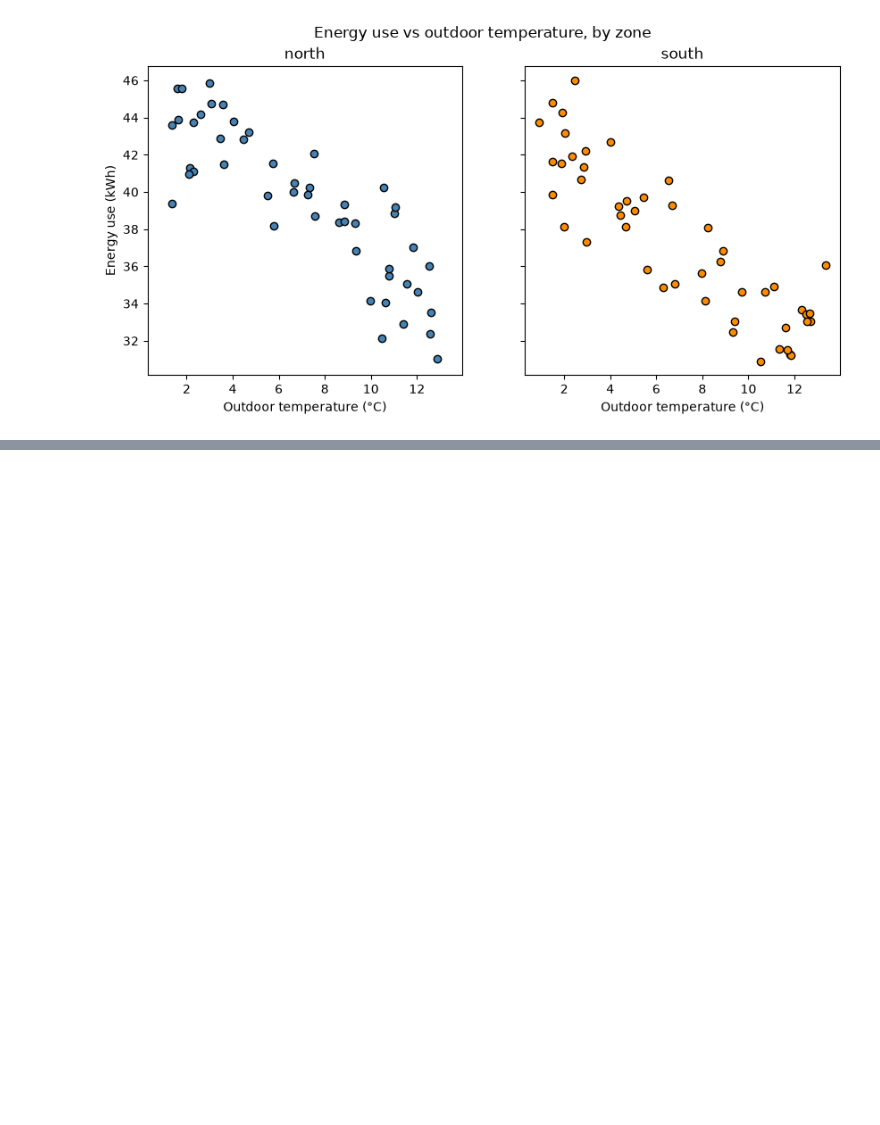
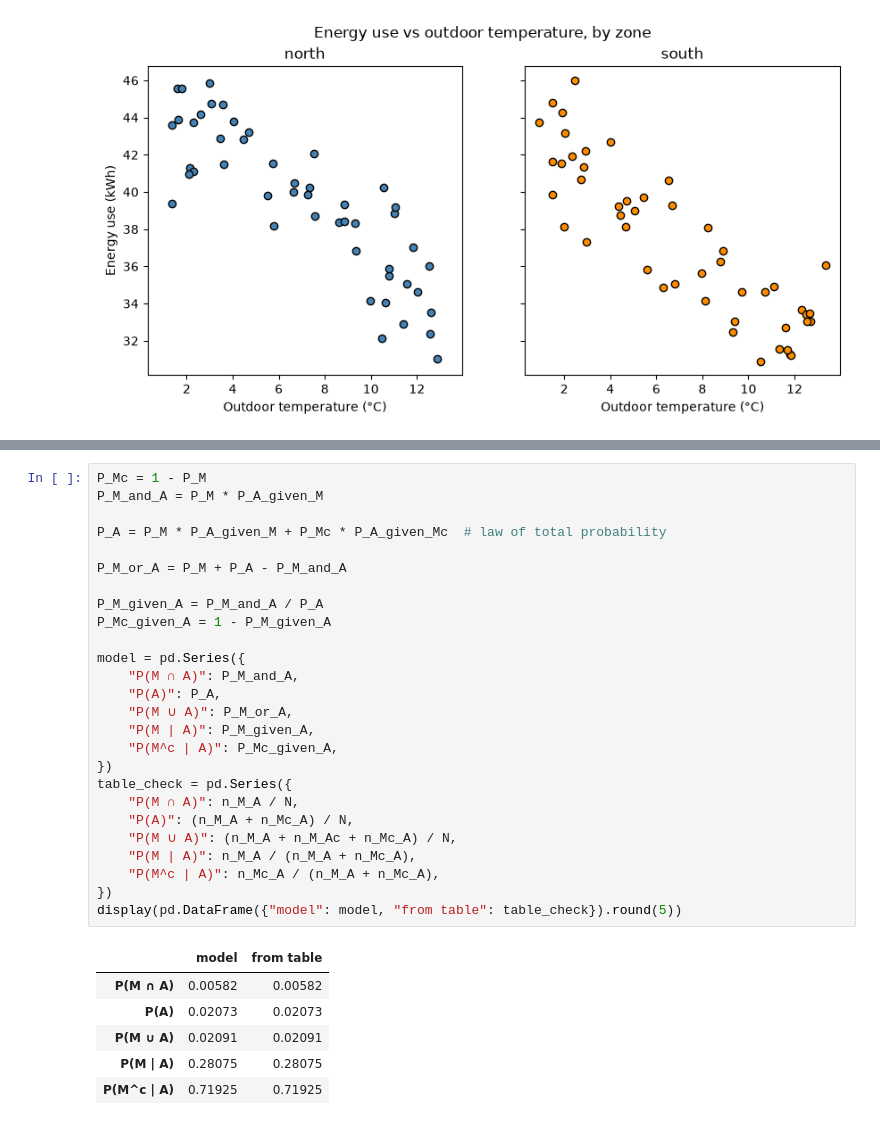
Before and after one commit to sebinko/STA1_26, a Jupyter notebook: Assignment1/assignment_1.ipynb, the cells around one changed output, grey strips where cells are left out. Drawn from its saved outputs; the diff is of its cells as text; blank space fills up the shorter version.

```diff
--- a/Assignment1/assignment_1.ipynb
+++ b/Assignment1/assignment_1.ipynb
@@ -251,0 +319,33 @@ Conclusion. Indoor temperature is tightly controlled in both zones (sd around ha
+# %%
+P_Mc = 1 - P_M
+P_M_and_A = P_M * P_A_given_M
+
+P_A = P_M * P_A_given_M + P_Mc * P_A_given_Mc  # law of total probability
+
+P_M_or_A = P_M + P_A - P_M_and_A
+
+P_M_given_A = P_M_and_A / P_A
+P_Mc_given_A = 1 - P_M_given_A
+
+model = pd.Series({
+    "P(M ∩ A)": P_M_and_A,
+    "P(A)": P_A,
+    "P(M ∪ A)": P_M_or_A,
+    "P(M | A)": P_M_given_A,
+    "P(M^c | A)": P_Mc_given_A,
+})
+table_check = pd.Series({
+    "P(M ∩ A)": n_M_A / N,
+    "P(A)": (n_M_A + n_Mc_A) / N,
+    "P(M ∪ A)": (n_M_A + n_M_Ac + n_Mc_A) / N,
+    "P(M | A)": n_M_A / (n_M_A + n_Mc_A),
+    "P(M^c | A)": n_Mc_A / (n_M_A + n_Mc_A),
+})
+display(pd.DataFrame({"model": model, "from table": table_check}).round(5))
+# %% [output]
+|  | model | from table |
+| P(M ∩ A) | 0.00582 | 0.00582 |
+| P(A) | 0.02073 | 0.02073 |
+| P(M ∪ A) | 0.02091 | 0.02091 |
+| P(M | A) | 0.28075 | 0.28075 |
+| P(M^c | A) | 0.71925 | 0.71925 |
```
Also changed, not shown: parts of 18 cells of this notebook.
